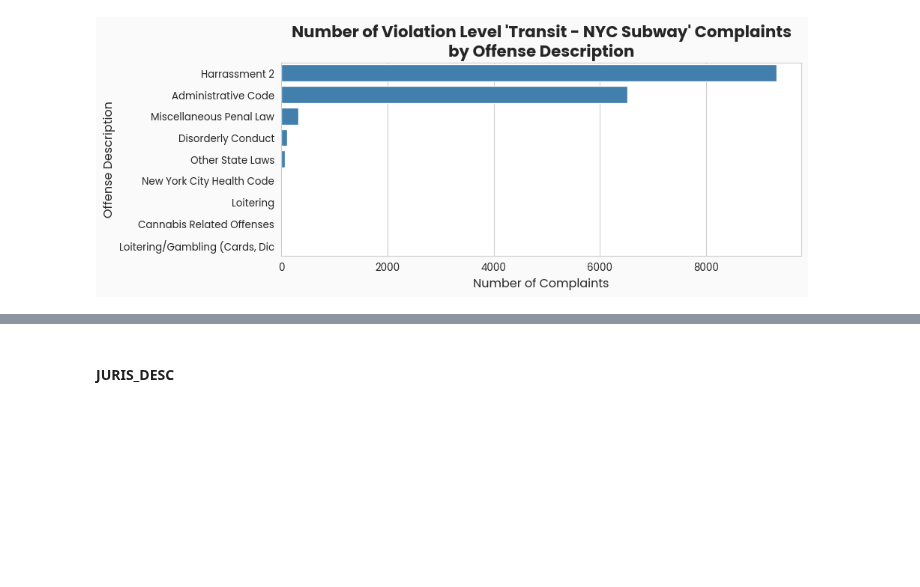
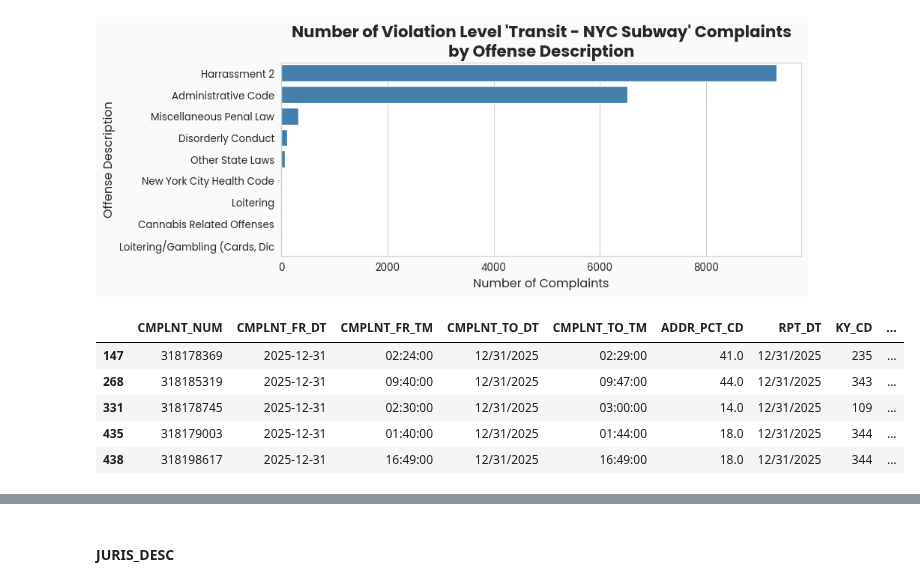
Before and after one commit to peterjakubowski/NYC-Subway-Complaints, a Jupyter notebook: notebooks/nyc_subway_complaints.ipynb, the cells around one changed output, grey strips where cells are left out. Cells and saved outputs as stored; diff of their text form; code cells hidden in the pictures; blank space fills up the shorter version.

```diff
--- a/notebooks/nyc_subway_complaints.ipynb
+++ b/notebooks/nyc_subway_complaints.ipynb
@@ -454,3 +456,14 @@ plt.tight_layout()
 plt.show()
 # %% [output]
 [figure]
+# %%
+top_10_ofns_desc = transit_subway_complaints['OFNS_DESC'].value_counts().head(10).index
+df_top_10_ofns_desc = transit_subway_complaints[transit_subway_complaints['OFNS_DESC'].isin(top_10_ofns_desc)]
+df_top_10_ofns_desc.head()
+# %% [output]
+|  | CMPLNT_NUM | CMPLNT_FR_DT | CMPLNT_FR_TM | CMPLNT_TO_DT | CMPLNT_TO_TM | ADDR_PCT_CD | RPT_DT | KY_CD | ... |
+| 147 | 318178369 | 2025-12-31 | 02:24:00 | 12/31/2025 | 02:29:00 | 41.0 | 12/31/2025 | 235 | ... |
+| 268 | 318185319 | 2025-12-31 | 09:40:00 | 12/31/2025 | 09:47:00 | 44.0 | 12/31/2025 | 343 | ... |
+| 331 | 318178745 | 2025-12-31 | 02:30:00 | 12/31/2025 | 03:00:00 | 14.0 | 12/31/2025 | 109 | ... |
+| 435 | 318179003 | 2025-12-31 | 01:40:00 | 12/31/2025 | 01:44:00 | 18.0 | 12/31/2025 | 344 | ... |
+| 438 | 318198617 | 2025-12-31 | 16:49:00 | 12/31/2025 | 16:49:00 | 18.0 | 12/31/2025 | 344 | ... |
```
Also changed, not shown: parts of 12 cells of this notebook.
